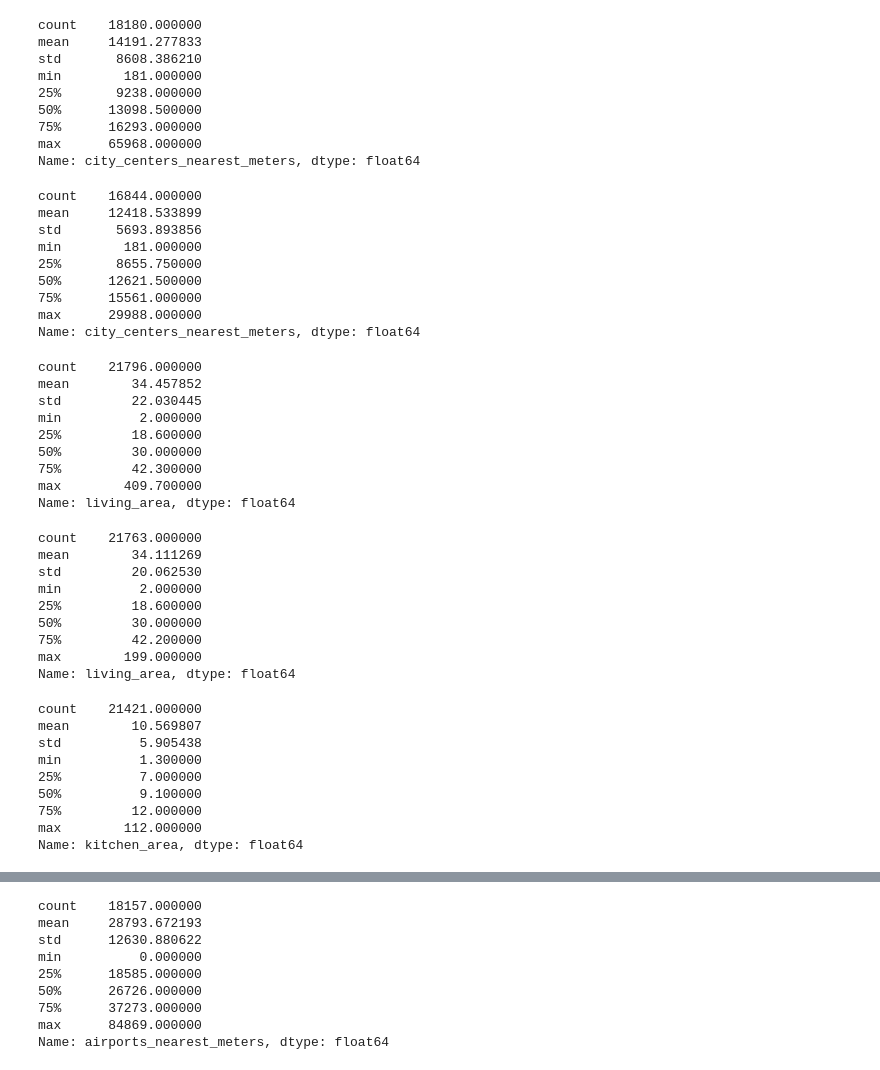
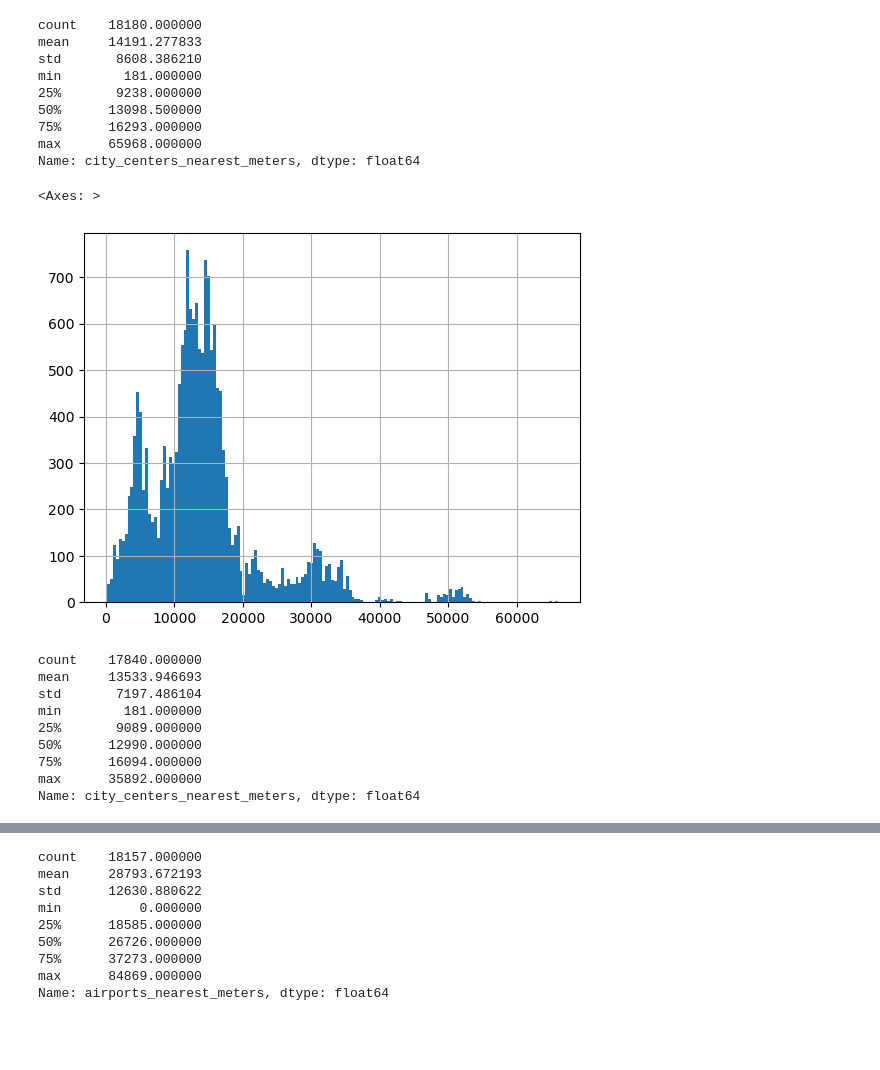
Before and after one commit to sudobooo/real_estate_project, a Jupyter notebook: project_ds_3.ipynb, the cells around one changed output, grey strips where cells are left out. Cells and saved outputs as stored; diff of their text form; code cells hidden in the pictures; blank space fills up the shorter version.

```diff
--- a/project_ds_3.ipynb
+++ b/project_ds_3.ipynb
@@ -190,6 +192,12 @@ data.loc[data['ceiling_height'] > 10, 'ceiling_height'] = data.loc[data['ceiling
 # %%
 # Заполним пропуски в столбце 'ceiling_height' медианой, в среднем высота потолков в квартирах не сильно отличается
 data['ceiling_height'] = data['ceiling_height'].fillna(data['ceiling_height'].median())
+# %%
+# Заполним пропуски в 'living_area' медианным значением для квартир с таким же количеством комнат
+data['living_area'] = data['living_area'].fillna(data.groupby('rooms')['living_area'].transform('median'))
+# %%
+# По такому же принципу, как для 'living_area', заполним пропуски в 'kitchen_area'
+data['kitchen_area'] = data['kitchen_area'].fillna(data.groupby('rooms')['kitchen_area'].transform('median'))
 # %%
 # Посмотрим на описание столбца 'city_centers_nearest_meters'
 data['city_centers_nearest_meters'].describe()
@@ -203,16 +211,22 @@ min        181.000000
 75%      16293.000000
 max      65968.000000
 Name: city_centers_nearest_meters, dtype: float64
+# %%
+# Построим гистограмму для расстояния до центра города
+data['city_centers_nearest_meters'].hist(bins=np.sqrt(data.shape[0]).astype(int))
+# %% [output]
+<Axes: >
+[figure, added]
 # %%
-# Оставим только значения меньше 30 км и посмотрим на описание
-data.query('city_centers_nearest_meters < 30000')['city_centers_nearest_meters'].describe()
+# Посмотрим на описание для 'city_centers_nearest_meters' без выбросов
+data.query('city_centers_nearest_meters < 36000')['city_centers_nearest_meters'].describe()
 # %% [output]
-count    16844.000000
-mean     12418.533899
-std       5693.893856
+count    17840.000000
+mean     13533.946693
+std       7197.486104
 min        181.000000
-25%       8655.750000
-50%      12621.500000
-75%      15561.000000
-max      29988.000000
+25%       9089.000000
+50%      12990.000000
+75%      16094.000000
+max      35892.000000
 Name: city_centers_nearest_meters, dtype: float64
@@ -223,27 +233 @@ data['city_centers_nearest_meters'] = data['city_centers_nearest_meters'].fillna
-# %%
-# Посмотрим на описание столбца 'living_area'
-data['living_area'].describe()
-# %% [output]
-count    21796.000000
-mean        34.457852
-std         22.030445
-min          2.000000
-25%         18.600000
-50%         30.000000
-75%         42.300000
-max        409.700000
-Name: living_area, dtype: float64
-# %%
-# Удалим выбросы в столбце 'living_area', оставив только значения меньше 200 кв. метров и посмотрим на описание
-data.query('living_area < 200')['living_area'].describe()
-# %% [output]
-count    21763.000000
-mean        34.111269
-std         20.062530
-min          2.000000
-25%         18.600000
-50%         30.000000
-75%         42.200000
-max        199.000000
-Name: living_area, dtype: float64
 # %%
@@ -252,13 +235,0 @@ data['living_area'] = data['living_area'].fillna(data['living_area'].median())
-# %%
-# Посмотрим на описание столбца 'kitchen_area'
-data['kitchen_area'].describe()
-# %% [output]
-count    21421.000000
-mean        10.569807
-std          5.905438
-min          1.300000
-25%          7.000000
-50%          9.100000
-75%         12.000000
-max        112.000000
-Name: kitchen_area, dtype: float64
```
Also changed, not shown: parts of 17 cells of this notebook.
